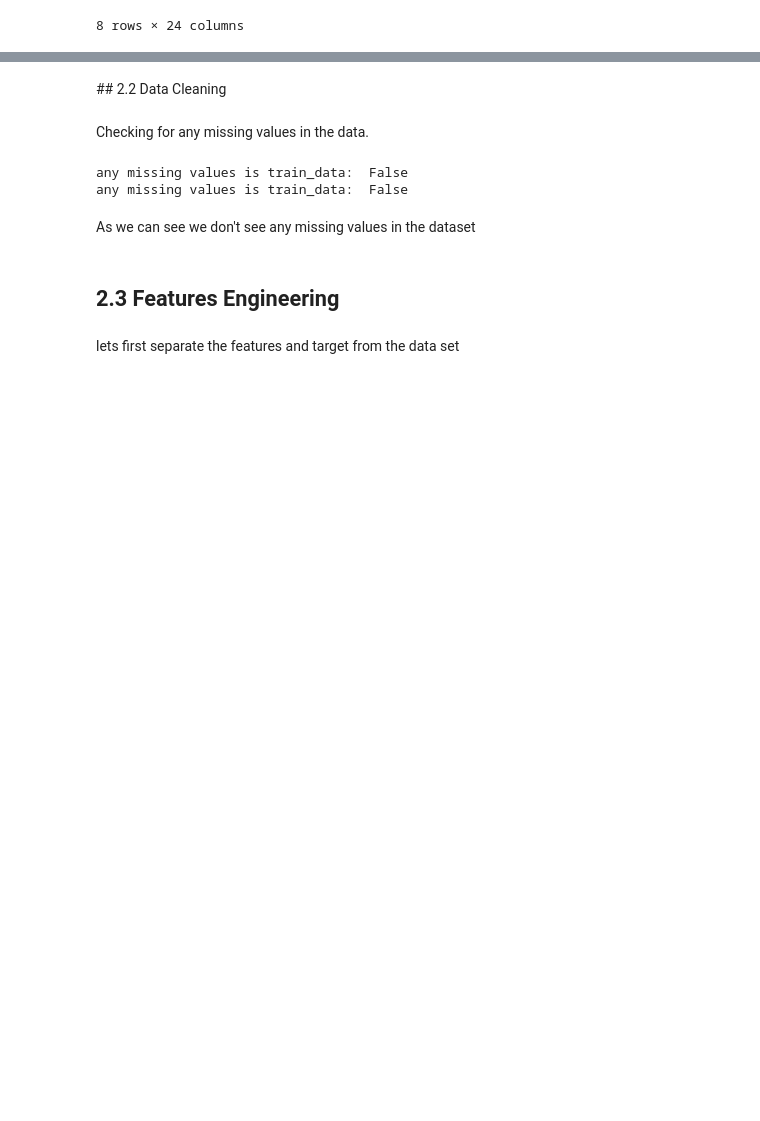
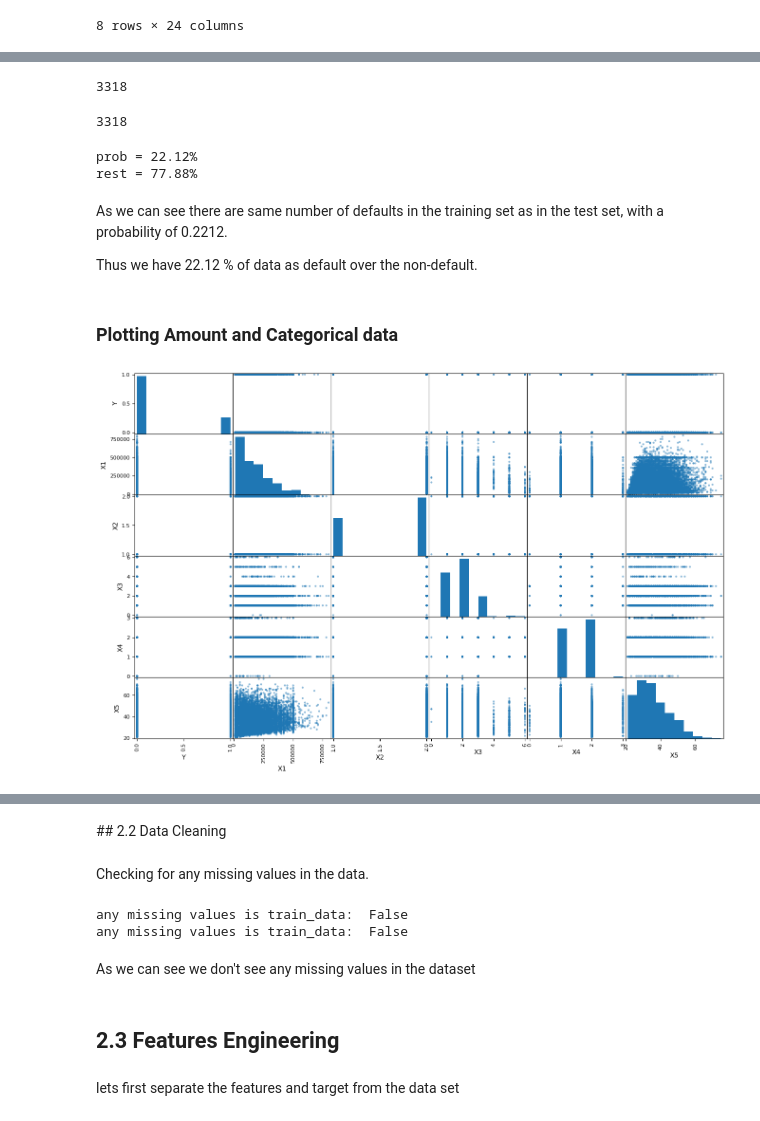
Before and after one commit to rjosh003-CS/Data-Mining-coursework, a Jupyter notebook: DM_coursework_part_2.ipynb, the cells around one changed output, grey strips where cells are left out. Saved outputs shown, nothing was run; the diff lists cells and outputs as text; code cells hidden in the pictures; blank space fills up the shorter version.

```diff
--- a/DM_coursework_part_2.ipynb
+++ b/DM_coursework_part_2.ipynb
@@ -558,0 +566,30 @@ test_data.describe()
+# %%
+train_data["Y"].sum()
+# %% [output]
+3318
+# %%
+test_data["Y"].sum()
+# %% [output]
+3318
+# %%
+prob = train_data["Y"].sum() / train_data.shape[0]
+rest = 1 - prob
+print(f"prob = {prob:.2%}")  # Displays prob as a percentage with two decimal places
+print(f"rest = {rest:.2%}")  # Displays rest as a percentage with two decimal places
+# %% [output]
+prob = 22.12%
+rest = 77.88%
+# %% [markdown]
+As we can see there are same number of defaults in the training set as in the test set, with a probability of 0.2212.
+
+Thus we have 22.12 % of data as default over the non-default.
+# %% [markdown]
+### Plotting Amount and Categorical data
+# %%
+# X1: amount of given credit
+attributes = ["Y", "X1", "X2", "X3", "X4", "X5"]
+
+scatter_matrix(train_data[attributes], figsize = (16, 10))
+plt.show()
+# %% [output]
+[figure, added]
```
Also changed, not shown: parts of 9 cells of this notebook.
